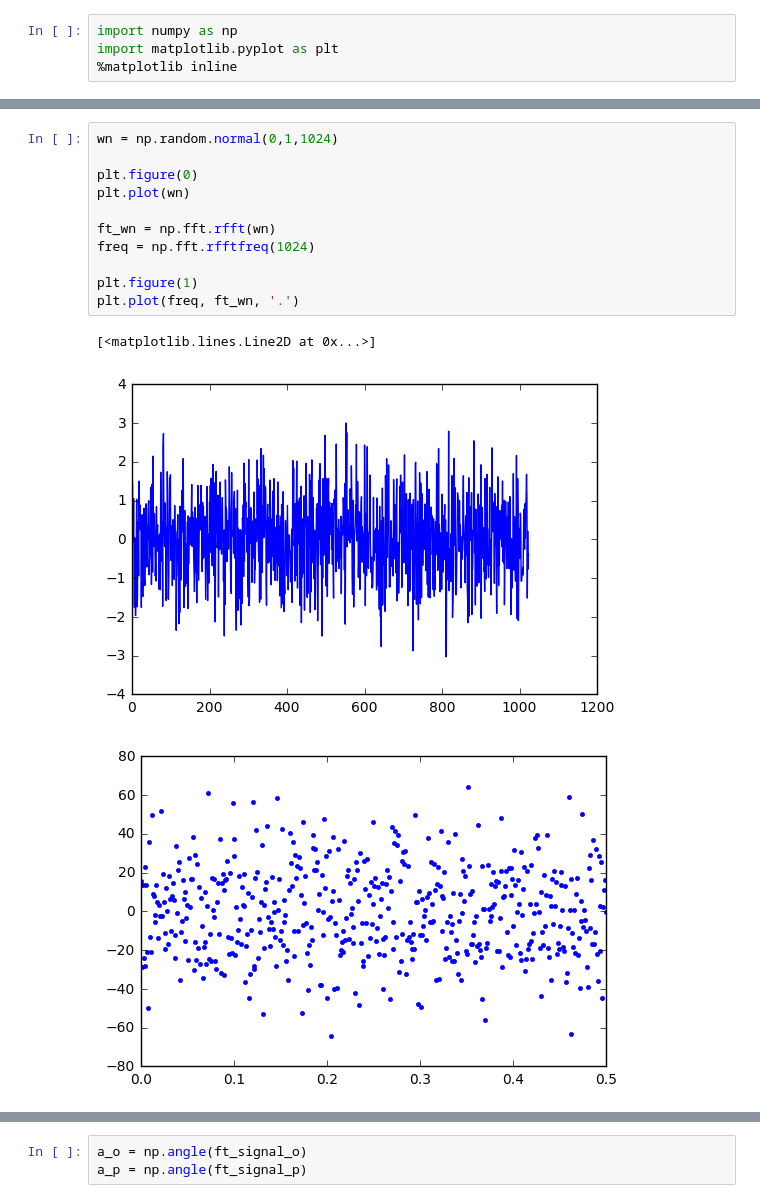
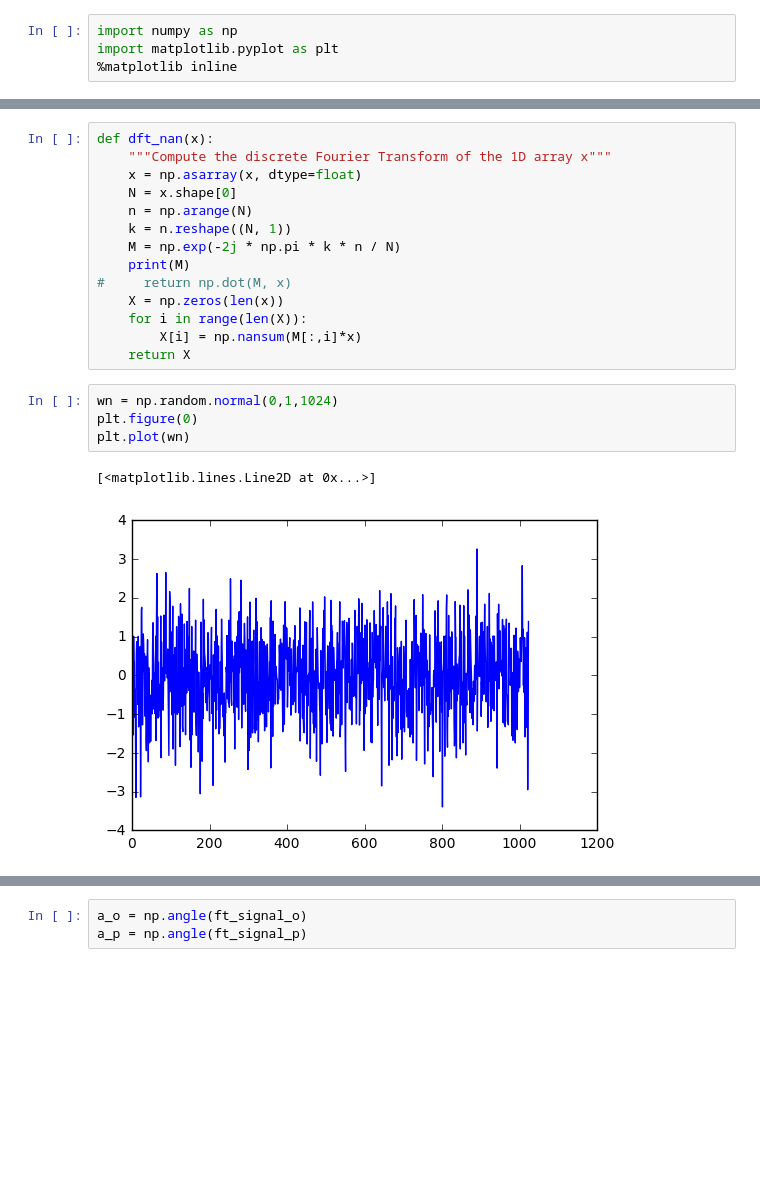
Before and after one commit to lue/fourier_complete, a Jupyter notebook: Untitled.ipynb, the cells around one changed output, grey strips where cells are left out. Drawn from its saved outputs; the diff is of its cells as text; blank space fills up the shorter version.

```diff
--- a/Untitled.ipynb
+++ b/Untitled.ipynb
@@ -5,15 +8,21 @@ import matplotlib.pyplot as plt
+# %%
+def dft_nan(x):
+    """Compute the discrete Fourier Transform of the 1D array x"""
+    x = np.asarray(x, dtype=float)
+    N = x.shape[0]
+    n = np.arange(N)
+    k = n.reshape((N, 1))
+    M = np.exp(-2j * np.pi * k * n / N)
+    print(M)
+#     return np.dot(M, x)
+    X = np.zeros(len(x))
+    for i in range(len(X)):
+        X[i] = np.nansum(M[:,i]*x)
+    return X
 # %%
 wn = np.random.normal(0,1,1024)
-
 plt.figure(0)
 plt.plot(wn)
-
-ft_wn = np.fft.rfft(wn)
-freq = np.fft.rfftfreq(1024)
-
-plt.figure(1)
-plt.plot(freq, ft_wn, '.')
 # %% [output]
 [<matplotlib.lines.Line2D at 0x...>]
-[figure, old version]
+[figure, new version]
-[figure, removed]
```
Also changed, not shown: parts of 13 cells of this notebook.
